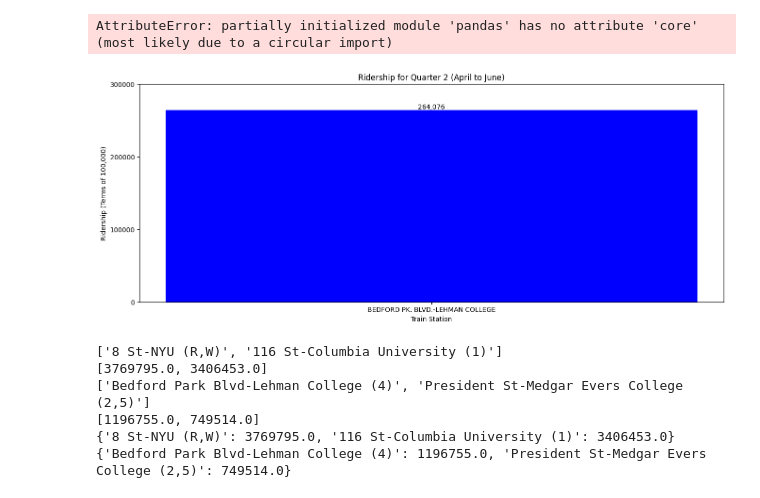
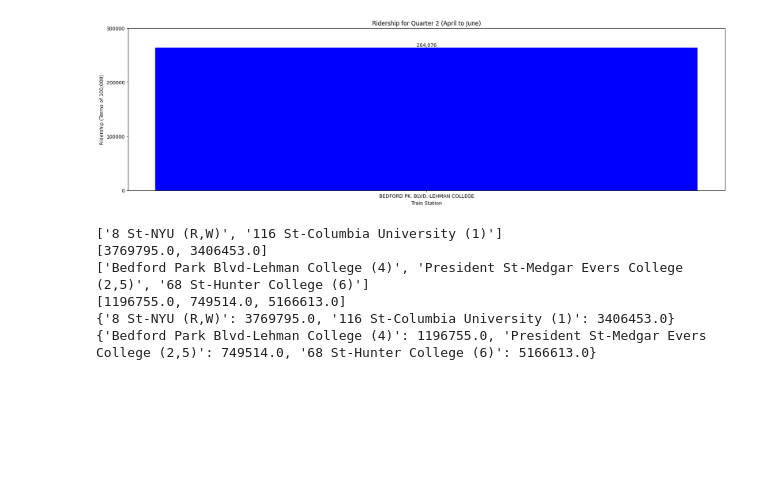
Before and after one commit to Sudiptto/TrainData, a Jupyter notebook: analysis/rates.ipynb, the cells around one changed output. Cells and saved outputs as stored; diff of their text form; code cells hidden in the pictures; blank space fills up the shorter version.

```diff
--- a/analysis/rates.ipynb
+++ b/analysis/rates.ipynb
@@ -53,6 +67,6 @@ AttributeError: partially initialized module 'pandas' has no attribute 'core' (m
 # %%
 
-def get_total_ridership(station_complex, start_date, end_date, limit = 50000, ) :
+def get_total_ridership(station_complex, start_date, end_date, limit = 50000) :
     """
     Fetch total ridership for a given station and date range.
 
@@ -94,11 +108,10 @@ end = '2024-06-30'
 
 #total_ridership = get_total_ridership(station, start, end)
 #print(f"Total ridership from {start} to {end} at {station}: {total_ridership}")
-# %% [output]
-AttributeError: partially initialized module 'pandas' has no attribute 'core' (most likely due to a circular import)
 # %%
 # Make a function to graph
 import matplotlib.pyplot as plt
+import numpy as np
 
 def plotGraph(title, xlable, ylable, stations, ridership, iterations):
     """
@@ -106,35 +119,35 @@ def plotGraph(title, xlable, ylable, stations, ridership, iterations):
 
     Parameters:
     stations (list): List of station names.
     ridership (list): List of ridership numbers corresponding to the stations.
     iterations (int/float): Step size for y-ticks.
     """
-    plt.figure(figsize=(16, 6))
+    plt.figure(figsize=(22, 6))
     bars = plt.bar(stations, ridership, color=['blue', 'green'])
 
     plt.title(title)
     plt.xlabel(xlable)
     plt.ylabel(ylable)
 
     plt.yticks(np.arange(0, max(ridership) + iterations, iterations))
 
     for bar in bars:
         yval = bar.get_height()
         plt.text(bar.get_x() + bar.get_width()/2, yval, f'{yval:,}', ha='center', va='bottom')
 
     plt.show()
 
 
 # Example usage
 title = 'Ridership for Quarter 2 (April to June)'
 xLable = 'Train Station'
 yLable = "Ridership (Terms of 100,000)"
 stations = ['BEDFORD PK. BLVD.-LEHMAN COLLEGE']
 ridership = [264076]
 iterations = 100000
 plotGraph(title, xLable, yLable, stations, ridership, iterations)
 # %% [output]
-[figure, old version]
+[figure, new version]
 # %%
 
 
@@ -142,7 +155,7 @@ plotGraph(title, xLable, yLable, stations, ridership, iterations)
 private_college = ["8 St-NYU (R,W)", "116 St-Columbia University (1)"]
 
 # Public College List
-public_college = ["Bedford Park Blvd-Lehman College (4)", "President St-Medgar Evers College (2,5)"]
+public_college = ["Bedford Park Blvd-Lehman College (4)", "President St-Medgar Evers College (2,5)", '68 St-Hunter College (6)']
 
 
 # Get total public college
@@ -177,6 +190,11 @@ private_college_ridership= [3769795.0, 3406453.0]
 
 public_college_ridership = [1196755.0, 749514.0]
 
+ridershipHunter = get_total_ridership("68 St-Hunter College (6)", start, end, 200000)
+public_college_ridership.append(ridershipHunter)
+
+
+
 print(private_college)
 print(private_college_ridership)
 print(public_college)
@@ -195,10 +213,10 @@ print(public_college_dict)
 # %% [output]
 ['8 St-NYU (R,W)', '116 St-Columbia University (1)']
 [3769795.0, 3406453.0]
-['Bedford Park Blvd-Lehman College (4)', 'President St-Medgar Evers College (2,5)']
-[1196755.0, 749514.0]
+['Bedford Park Blvd-Lehman College (4)', 'President St-Medgar Evers College (2,5)', '68 St-Hunter College (6)']
+[1196755.0, 749514.0, 5166613.0]
 {'8 St-NYU (R,W)': 3769795.0, '116 St-Columbia University (1)': 3406453.0}
-{'Bedford Park Blvd-Lehman College (4)': 1196755.0, 'President St-Medgar Evers College (2,5)': 749514.0}
+{'Bedford Park Blvd-Lehman College (4)': 1196755.0, 'President St-Medgar Evers College (2,5)': 749514.0, '68 St-Hunter College (6)': 5166613.0}
 # %%
 # graph the data
 
```
Also changed, not shown: parts of 4 cells of this notebook.
